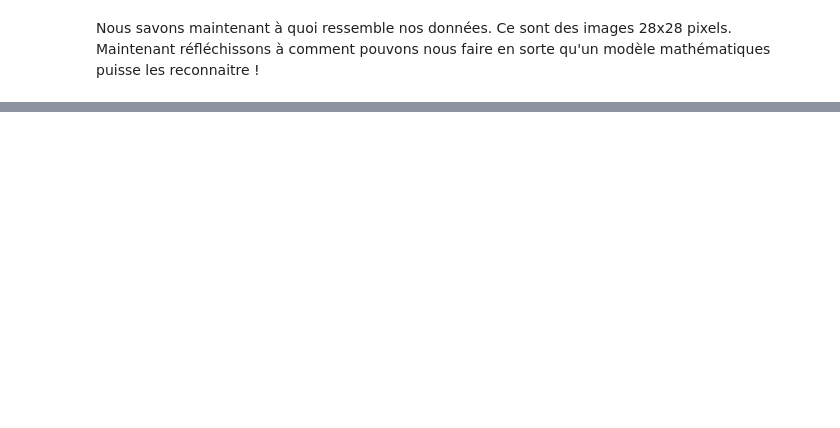
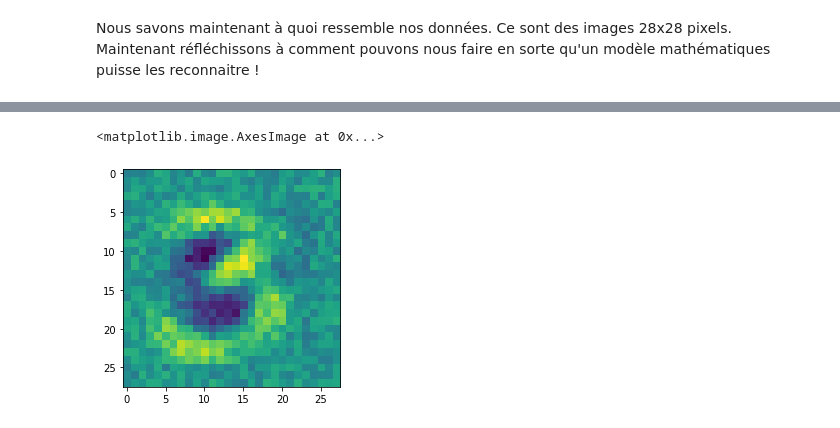
Before and after one commit to lbaret/introduction_ia_terminale, a Jupyter notebook: src/notebooks/develop.ipynb, the cells around one changed output, grey strips where cells are left out. Drawn from its saved outputs; the diff is of its cells as text; code cells hidden in the pictures; blank space fills up the shorter version.

```diff
--- a/src/notebooks/develop.ipynb
+++ b/src/notebooks/develop.ipynb
@@ -202,0 +331,5 @@ BaretNeuralNetwork(pl.LightningModule):
+# %%
+plt.imshow(weights[3].view([28, 28]))
+# %% [output]
+<matplotlib.image.AxesImage at 0x...>
+[figure, added]
```
Also changed, not shown: parts of 18 cells of this notebook, 1 other file.
